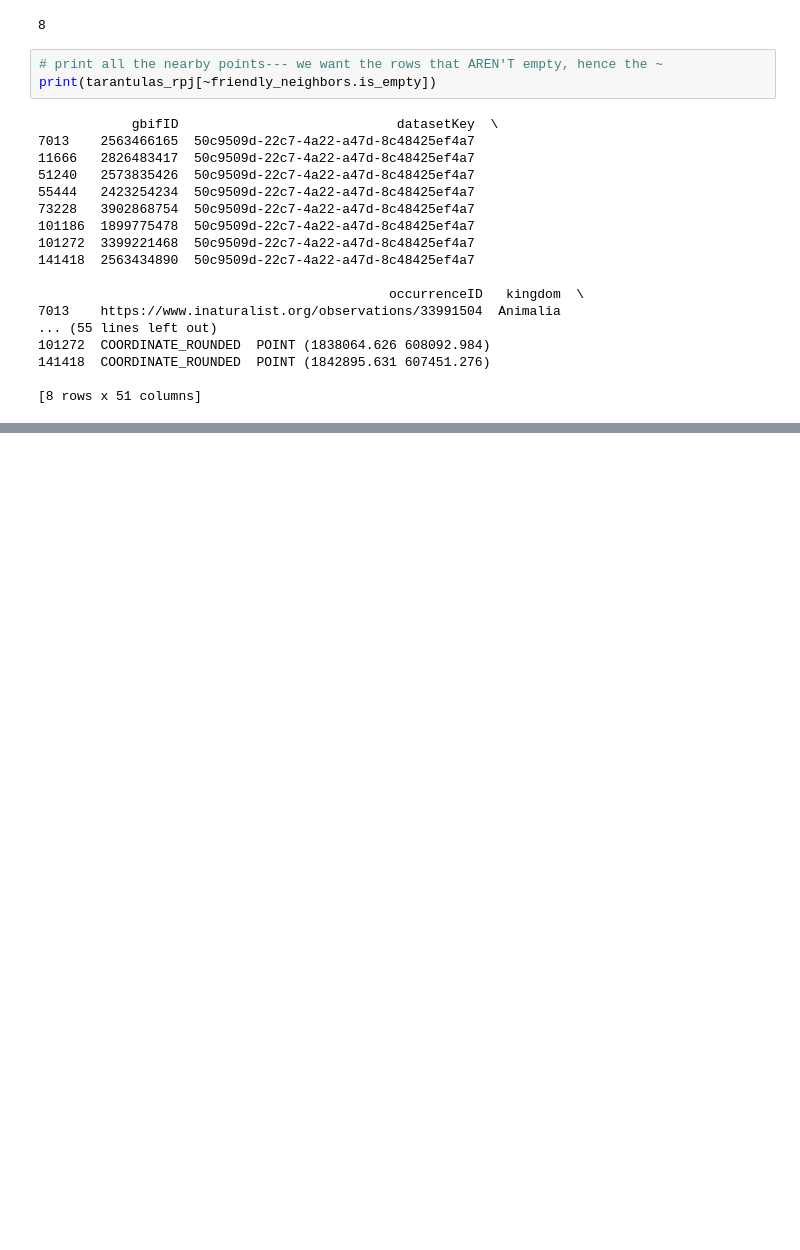
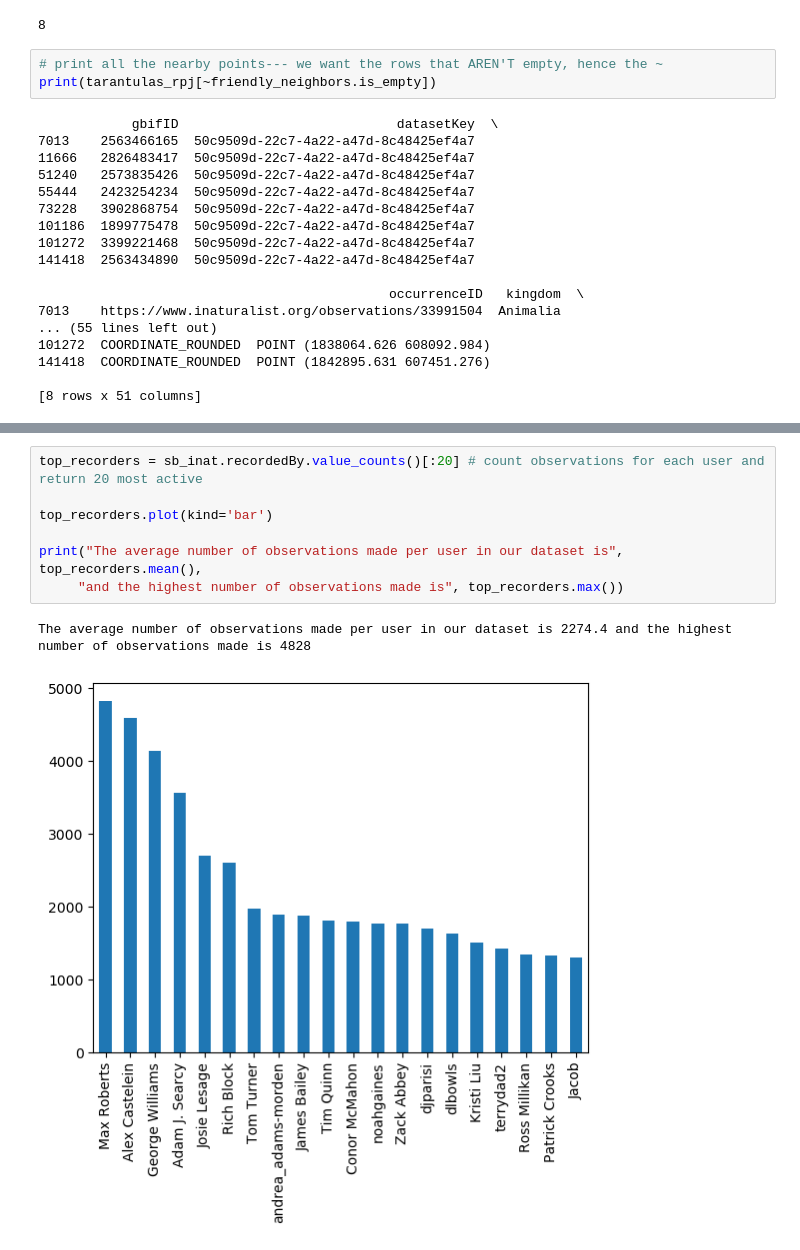
Before and after one commit to erica-bishop/eds220-finalproject, a Jupyter notebook: FINAL_workingcopy.ipynb, the cells around one changed output, grey strips where cells are left out. Drawn from its saved outputs; the diff is of its cells as text; blank space fills up the shorter version.

```diff
--- a/FINAL_workingcopy.ipynb
+++ b/FINAL_workingcopy.ipynb
@@ -471,3 +314,13 @@ Comparing this map to this one from the Santa Barbara Audobon Society, there are
+# %%
+top_recorders = sb_inat.recordedBy.value_counts()[:20] # count observations for each user and return 20 most active
+
+top_recorders.plot(kind='bar')
+
+print("The average number of observations made per user in our dataset is", top_recorders.mean(),
+     "and the highest number of observations made is", top_recorders.max())
+# %% [output]
+The average number of observations made per user in our dataset is 2274.4 and the highest number of observations made is 4828
+[figure, added]
 # %% [markdown]
 <a id='references'></a>
 ### References
```
Also changed, not shown: parts of 18 cells of this notebook, 1 other file.
